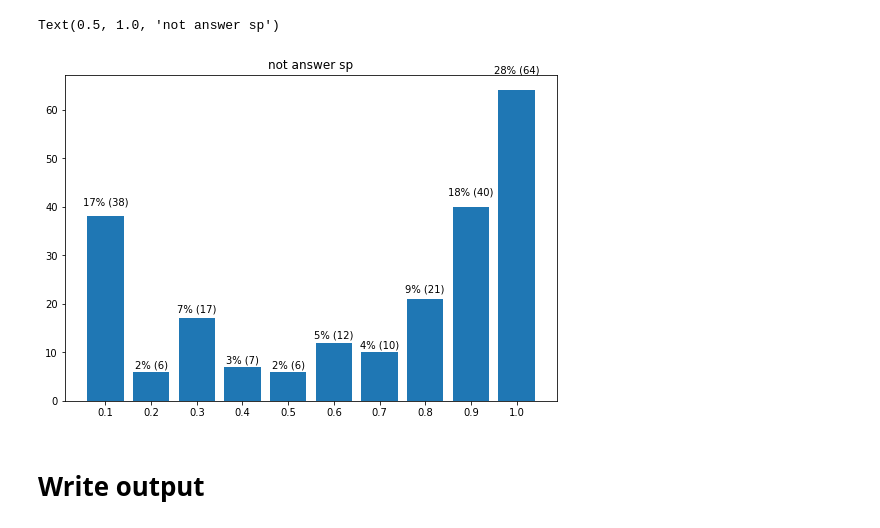
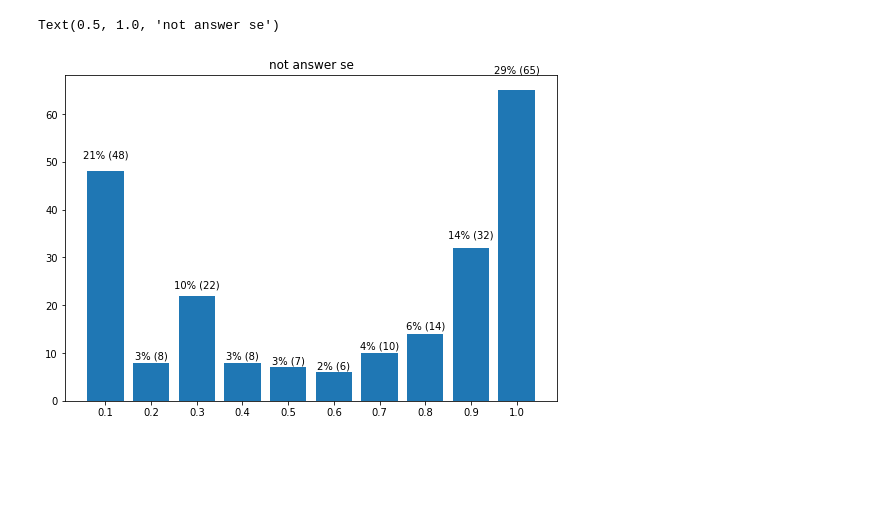
Before and after one commit to michaelmoju/fgc_support_retri, a Jupyter notebook: eval_ser.ipynb, the cells around one changed output. Drawn from its saved outputs; the diff is of its cells as text; code cells hidden in the pictures; blank space fills up the shorter version.

```diff
--- a/eval_ser.ipynb
+++ b/eval_ser.ipynb
@@ -51,4 +55,4 @@ I0407 02:28:09.869294 140552974911296 modeling_utils.py:387] loading weights fil
 # %%
-eval_data = json_load(config.FGC_TEST)
+eval_data = json_load(config.FGC_DEV)
 # %%
 get_answer_sp(eval_data, force=True)
@@ -191,15 +158,20 @@ interv_scores_p = [0] * 10
 interv_scores_n = [0] * 10
 interv_scores_answer = [0] * 10
 interv_scores_not_answer = [0] * 10
-for document in eval_data:
+
+low_score_data = set()
+
+for d_i, document in enumerate(eval_data):
     for question in document['QUESTIONS']:
-        if not question['SHINT']:
+        if not question['SHINT_']:
             continue
         for sent_i, sp_score in enumerate(question['sp_scores']):
-            if sent_i in question['SHINT']:
+            if sent_i in question['SHINT_']:
                 interv_scores_p[get_interval(sp_score)] += 1
                 if sent_i in question['answer_sp']:
                     interv_scores_answer[get_interval(sp_score)] += 1
+                    if get_interval(sp_score) == 0 or get_interval(sp_score) == 1:
+                        low_score_data.add(d_i)
                 else:
                     interv_scores_not_answer[get_interval(sp_score)] += 1
             else:
@@ -242,5 +218,5 @@ plt.figure(figsize=(30, 6))
 plt.subplot(131)
 B = plt.bar([str(interv[1]) for interv in intervals], interv_scores_not_answer)
 createLabels(B)
-plt.title('not answer sp')
+plt.title('not answer se')
 # %% [output]
@@ -249,4 +225,2 @@ I0406 01:52:27.850770 140300218378048 category.py:225] Using categorical units t
-Text(0.5, 1.0, 'not answer sp')
+Text(0.5, 1.0, 'not answer se')
-[figure, old version]
+[figure, new version]
-# %% [markdown]
-# Write output
```
Also changed, not shown: parts of 31 cells of this notebook, 15 other files.
